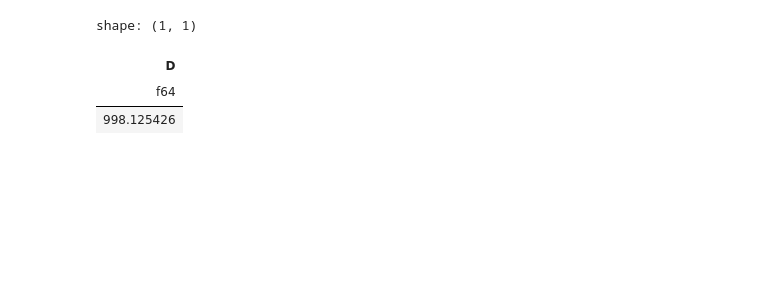
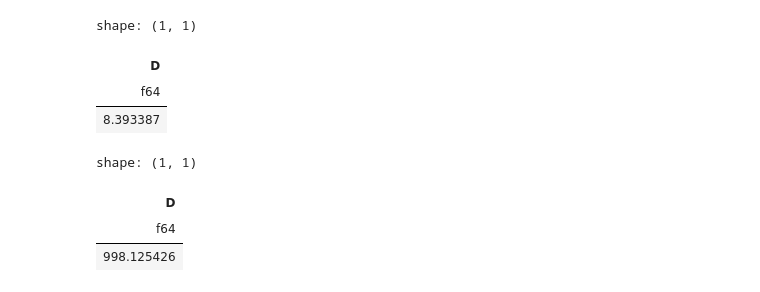
Before and after one commit to wlaur/encomp, a Jupyter notebook: notebooks/polars-expr-coolprop.ipynb, the cells around one changed output. Drawn from its saved outputs; the diff is of its cells as text; code cells hidden in the pictures; blank space fills up the shorter version.

```diff
--- a/notebooks/polars-expr-coolprop.ipynb
+++ b/notebooks/polars-expr-coolprop.ipynb
@@ -32,6 +33,13 @@ from encomp.utypes import (
     UnitsContainer,
     UnknownDimensionality,
 )
+# %%
+pl.select(fluid("D", pl.lit(21e5).alias("P"), pl.lit(300 + 273).alias("T")))
+# %% [output]
+shape: (1, 1)
+| D |
+| f64 |
+| 8.393387 |
 # %%
 pl.select(Fluid("IF97::Water", P=Q(pl.lit(25), "bar"), T=Q(pl.lit(25), "degC")).D.m)
 # %% [output]
```
Also changed, not shown: parts of 4 cells of this notebook, 3 other files.
